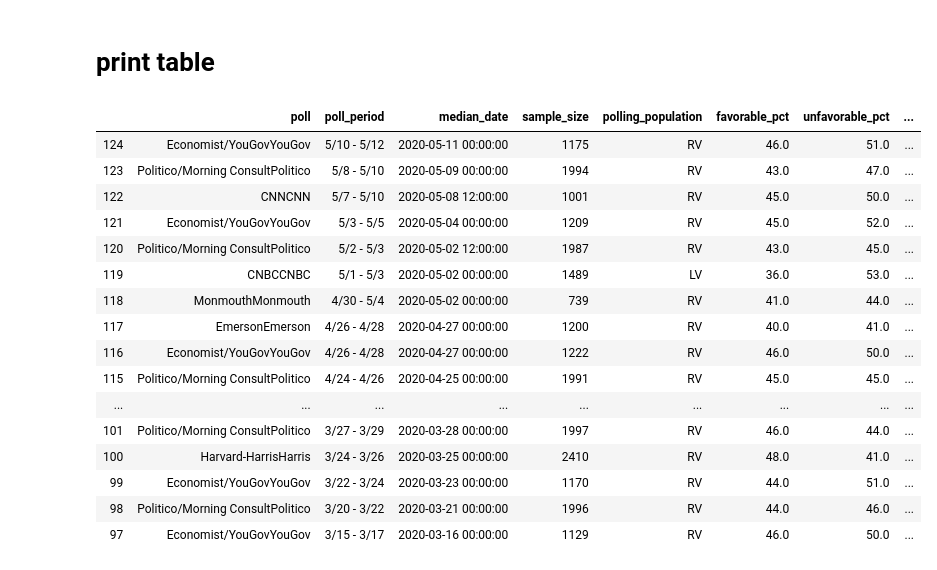
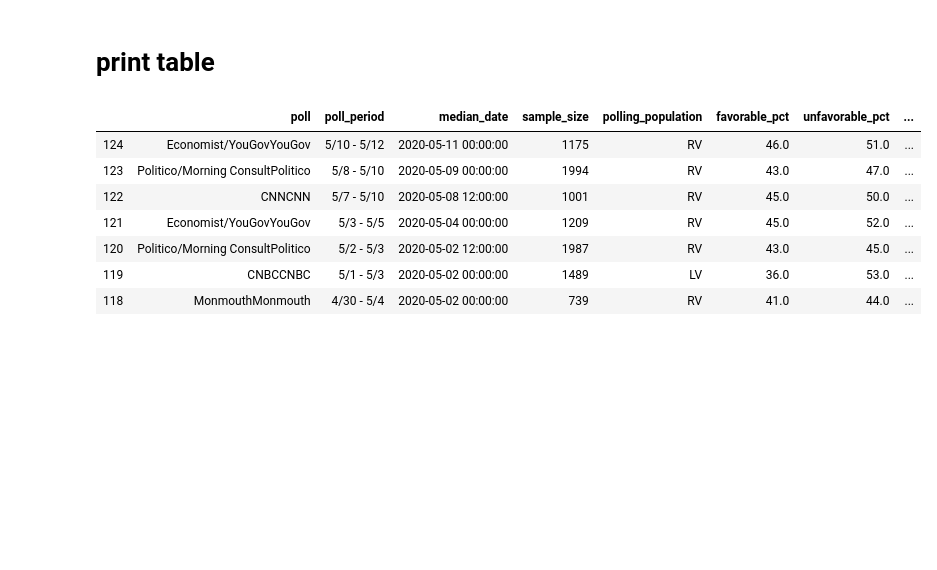
Before and after one commit to nmmichalak/nmmichalak.github.io, a Jupyter notebook: joe_biden_rcp_favorability.ipynb, the cells around one changed output. Drawn from its saved outputs; the diff is of its cells as text; code cells hidden in the pictures; blank space fills up the shorter version.

```diff
--- a/joe_biden_rcp_favorability.ipynb
+++ b/joe_biden_rcp_favorability.ipynb
@@ -99,3 +101,5 @@ biden_favorability_full = (biden_favorability_full.join(pd.DataFrame(
+# %%
+biden_favorability_full["net_favorable_pct_7dra"] = biden_favorability_full["net_favorable_pct"].rolling(window = 7, min_periods = 1).mean() * biden_favorability_full["sample_size"] / biden_favorability_full["sample_size"].rolling(window = 7, min_periods = 1).mean()
 # %% [markdown]
 # plot GAM predictions compared to 7-day rolling average
 # %%
@@ -128,22 +136,13 @@ Text(0, 0.5, '')
 # %% [markdown]
 # print table
 # %%
-biden_favorability_full.loc[:, ["poll", "poll_period", "median_date", "sample_size", "polling_population", "favorable_pct", "unfavorable_pct", "net_favorable_pct", "net_favorable_pct_hat", "lower_pct_hat", "upper_pct_hat"]].sort_values("median_date", ascending = False).head(n = 28)
+biden_favorability_full.loc[:, ["poll", "poll_period", "median_date", "sample_size", "polling_population", "favorable_pct", "unfavorable_pct", "net_favorable_pct", "net_favorable_pct_7dra", "net_favorable_pct_hat", "lower_pct_hat", "upper_pct_hat"]].sort_values("median_date", ascending = False).head(n = 7)
 # %% [output]
 |  | poll | poll_period | median_date | sample_size | polling_population | favorable_pct | unfavorable_pct | ... |
 | 124 | Economist/YouGovYouGov | 5/10 - 5/12 | 2020-05-11 00:00:00 | 1175 | RV | 46.0 | 51.0 | ... |
 | 123 | Politico/Morning ConsultPolitico | 5/8 - 5/10 | 2020-05-09 00:00:00 | 1994 | RV | 43.0 | 47.0 | ... |
 | 122 | CNNCNN | 5/7 - 5/10 | 2020-05-08 12:00:00 | 1001 | RV | 45.0 | 50.0 | ... |
 | 121 | Economist/YouGovYouGov | 5/3 - 5/5 | 2020-05-04 00:00:00 | 1209 | RV | 45.0 | 52.0 | ... |
 | 120 | Politico/Morning ConsultPolitico | 5/2 - 5/3 | 2020-05-02 12:00:00 | 1987 | RV | 43.0 | 45.0 | ... |
 | 119 | CNBCCNBC | 5/1 - 5/3 | 2020-05-02 00:00:00 | 1489 | LV | 36.0 | 53.0 | ... |
 | 118 | MonmouthMonmouth | 4/30 - 5/4 | 2020-05-02 00:00:00 | 739 | RV | 41.0 | 44.0 | ... |
-| 117 | EmersonEmerson | 4/26 - 4/28 | 2020-04-27 00:00:00 | 1200 | RV | 40.0 | 41.0 | ... |
-| 116 | Economist/YouGovYouGov | 4/26 - 4/28 | 2020-04-27 00:00:00 | 1222 | RV | 46.0 | 50.0 | ... |
-| 115 | Politico/Morning ConsultPolitico | 4/24 - 4/26 | 2020-04-25 00:00:00 | 1991 | RV | 45.0 | 45.0 | ... |
-| ... | ... | ... | ... | ... | ... | ... | ... | ... |
-| 101 | Politico/Morning ConsultPolitico | 3/27 - 3/29 | 2020-03-28 00:00:00 | 1997 | RV | 46.0 | 44.0 | ... |
-| 100 | Harvard-HarrisHarris | 3/24 - 3/26 | 2020-03-25 00:00:00 | 2410 | RV | 48.0 | 41.0 | ... |
-| 99 | Economist/YouGovYouGov | 3/22 - 3/24 | 2020-03-23 00:00:00 | 1170 | RV | 44.0 | 51.0 | ... |
-| 98 | Politico/Morning ConsultPolitico | 3/20 - 3/22 | 2020-03-21 00:00:00 | 1996 | RV | 44.0 | 46.0 | ... |
-| 97 | Economist/YouGovYouGov | 3/15 - 3/17 | 2020-03-16 00:00:00 | 1129 | RV | 46.0 | 50.0 | ... |
```
Also changed, not shown: parts of 2 cells of this notebook.
